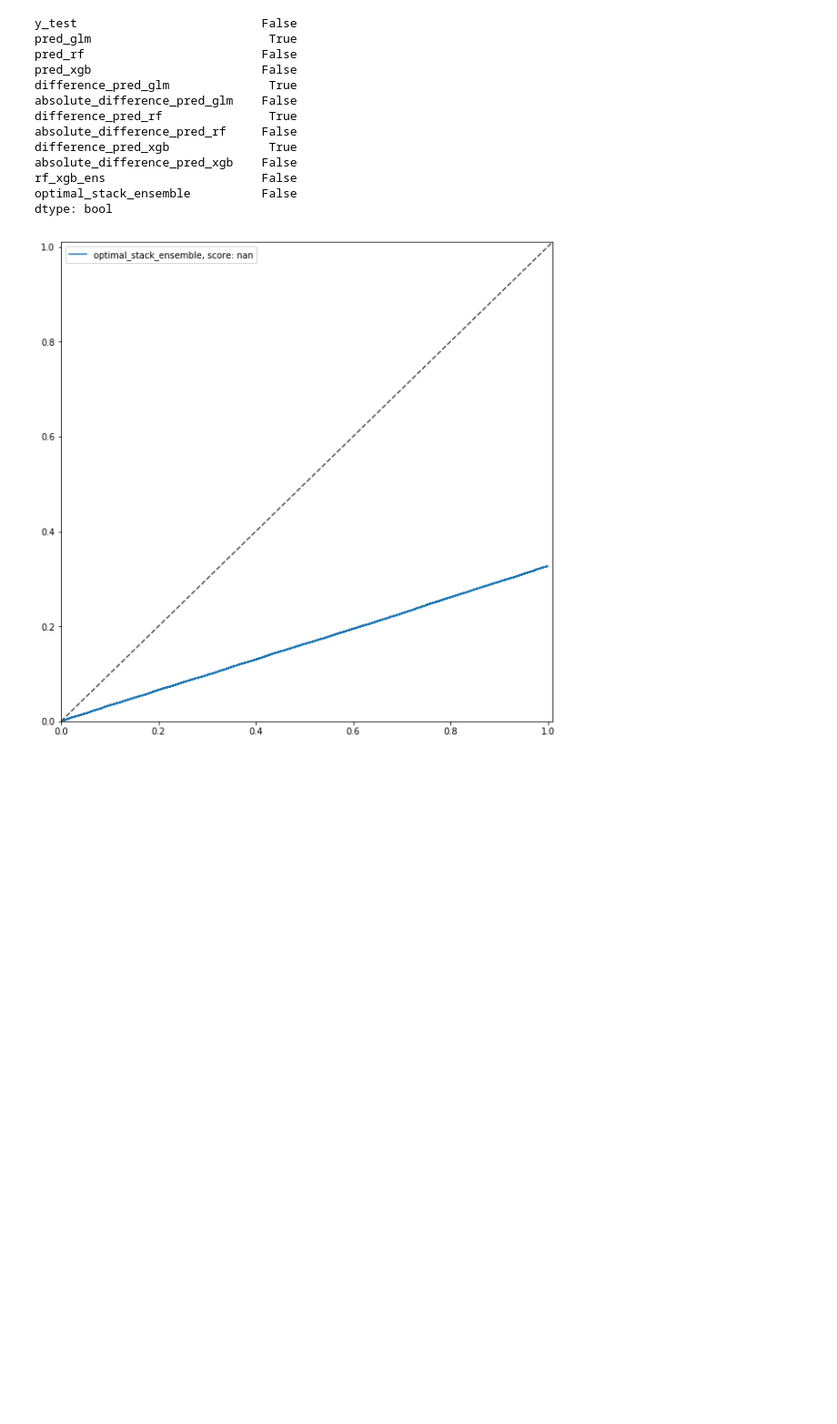
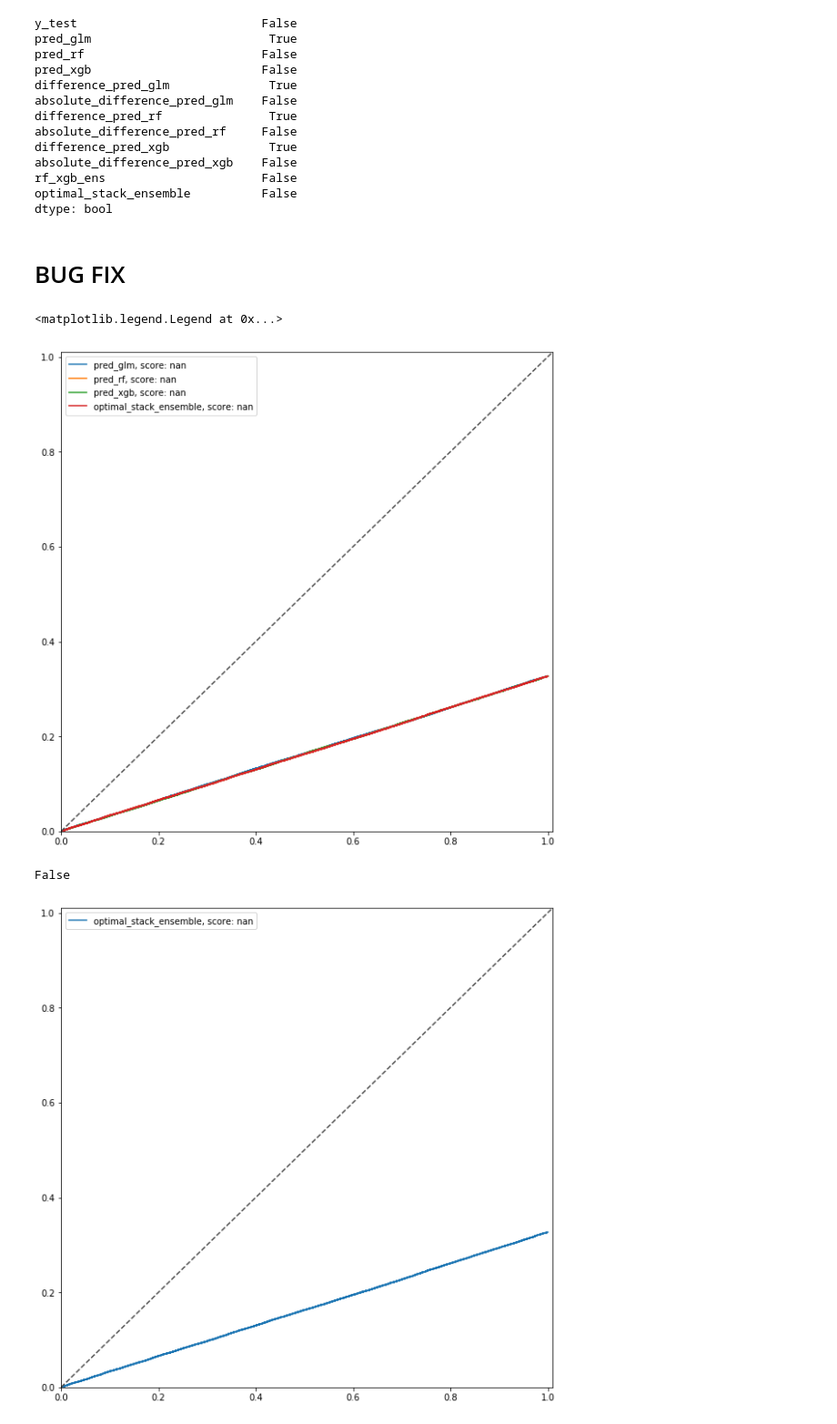
Before and after one commit to WoutAarts/portfolio, a Jupyter notebook: kaggle_insurance.ipynb, the cells around one changed output. Shown: that part at 91% size. Cells and saved outputs as stored; diff of their text form; code cells hidden in the pictures; blank space fills up the shorter version.

Commit message:
Start bug fix plot

```diff
--- a/kaggle_insurance.ipynb
+++ b/kaggle_insurance.ipynb
@@ -614,20 +614,33 @@ absolute_difference_pred_xgb    False
 rf_xgb_ens                      False
 optimal_stack_ensemble          False
 dtype: bool
+# %% [markdown]
+# BUG FIX
 # %%
 fig, ax = plt.subplots(figsize=(10,10))
+
+list_of_risk_proxies = ['pred_glm', 'pred_rf', 'pred_xgb', 'optimal_stack_ensemble']
+
+
 for i in range(len(list_of_risk_proxies)):
-    y = lorenz_curve(df[list_of_risk_proxies[i]], df[loss])
+    y = lorenz_curve(comparison[list_of_risk_proxies[i]], comparison['y_test'])
     score_y = score(y[0], y[1])
 
     legend = list_of_risk_proxies[i] + ', score: ' + str(np.round(score_y,2))
 
     ax.plot(y[0], y[1], label=legend);
 
 ax.set_xlim(0,1.01)
 ax.set_ylim(0,1.01)
 ax.plot(ax.get_xlim(), ax.get_ylim(), ls="--", c=".3")
 ax.legend()
+# %% [output]
+<matplotlib.legend.Legend at 0x...>
+[figure, added]
+# %%
+(y[1] == np.nan).any()
+# %% [output]
+False
 # %%
 lorenz_plot(
     comparison,
```
Also changed, not shown: parts of 1 cell of this notebook.
